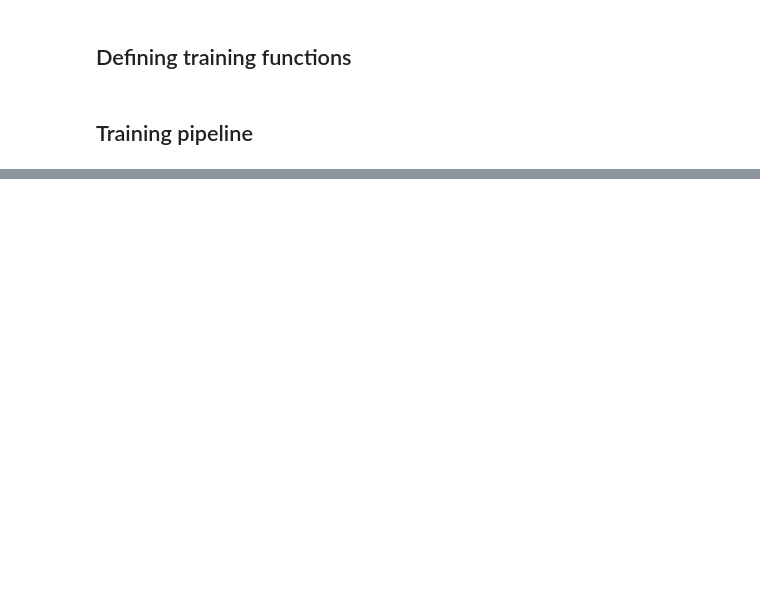
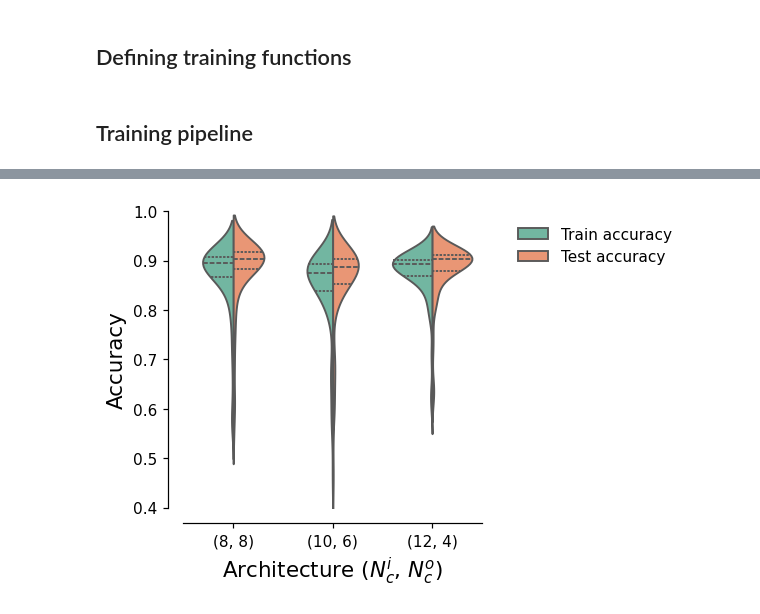
Before and after one commit to Integrated-Systems-Neuroengineering/scrramble, a Jupyter notebook: Architectures/scrramble_mnist.ipynb, the cells around one changed output, grey strips where cells are left out. Saved outputs shown, nothing was run; the diff lists cells and outputs as text; code cells hidden in the pictures; blank space fills up the shorter version.

```diff
--- a/Architectures/scrramble_mnist.ipynb
+++ b/Architectures/scrramble_mnist.ipynb
@@ -328,0 +528,40 @@ Best accuracy: 0.954927921295166
+# %%
+# plotting accuracies for every architecture
+melt_df = pd.melt(
+    arch_df,
+    id_vars=['arch', 'test_loss', 'train_loss', 'avg_slot_connectivity'],
+    value_vars=['train_accuracy', 'test_accuracy'],
+    var_name='accuracy_type',
+    value_name='accuracy'
+)
+
+melt_df.head()
+
+label_mapping = {
+    'train_accuracy': 'Train accuracy',
+    'test_accuracy': 'Test accuracy'
+}
+
+melt_df['accuracy_type'] = melt_df['accuracy_type'].map(label_mapping)
+
+pal_set2 = sns.color_palette("Set2", 2)
+fig, ax = plt.subplots(dpi=110, figsize=(3.5, 3.5))
+sns.violinplot(
+    data=melt_df,
+    x='arch',
+    y='accuracy',
+    hue='accuracy_type',
+    palette=pal_set2,
+    split=True,
+    inner='quartile',
+)
+
+ax.set_ylim(0.4, 1)
+ax.set_xticklabels([(8, 8), (10, 6), (12, 4)])
+ax.set_xlabel(r"Architecture ($N_c^i$, $N_c^o$)", fontsize=14)
+ax.set_ylabel("Accuracy", fontsize=14)
+# ax.set_xlim(0, 2)
+ax.legend(title='', loc=(1.1, 0.8), frameon=False)
+sns.despine(offset=10)
+# %% [output]
+[figure, added]
```
Also changed, not shown: parts of 10 cells of this notebook, 1 other file.
